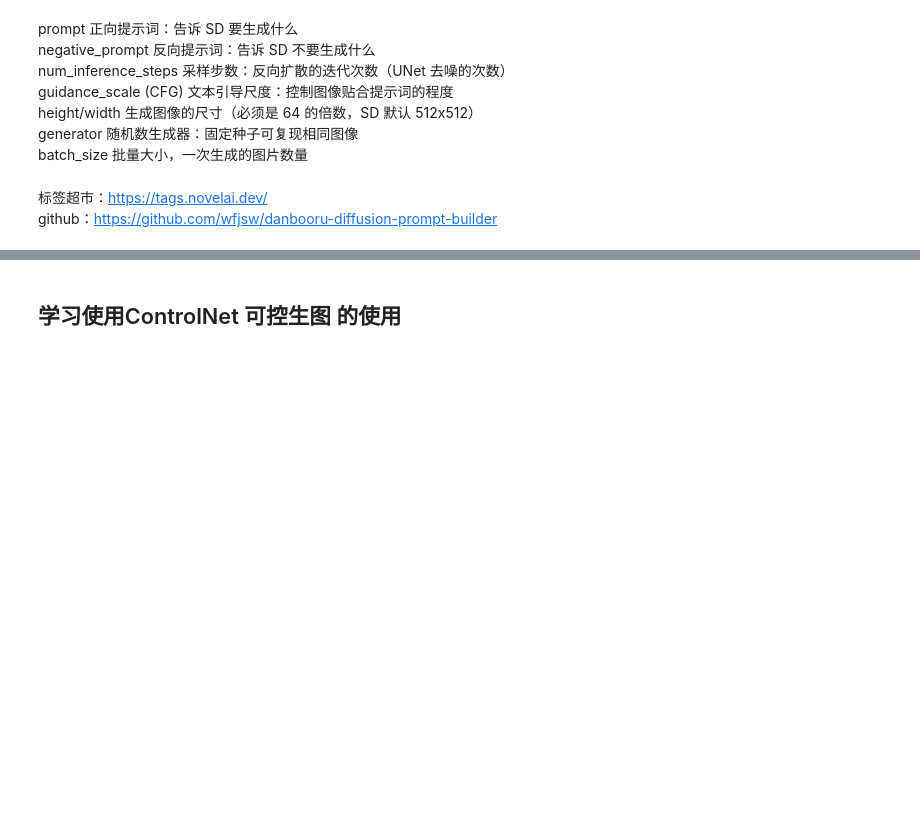
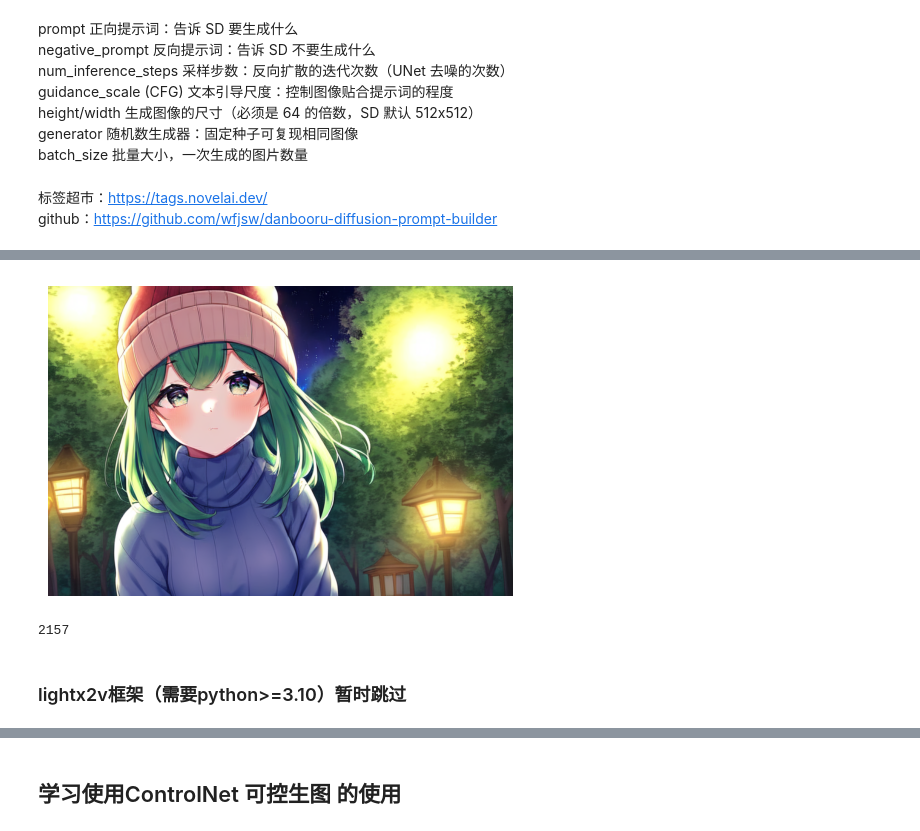
Before and after one commit to kkmlimingfeng/pytorch-study, a Jupyter notebook: StableDiffusion.ipynb, the cells around one changed output, grey strips where cells are left out. Drawn from its saved outputs; the diff is of its cells as text; code cells hidden in the pictures; blank space fills up the shorter version.

```diff
--- a/StableDiffusion.ipynb
+++ b/StableDiffusion.ipynb
@@ -181,0 +252,45 @@ pip install accelerate
+# %%
+from diffusers import StableDiffusionPipeline, EulerDiscreteScheduler
+
+model_path = './waifu-sd-v1-4'
+pipe = StableDiffusionPipeline.from_pretrained(
+    model_path,
+    torch_dtype=torch.float16,
+    safety_checker=None,        # 关闭安全检查器，节省显存
+    requires_safety_checker=False
+).to("cuda")
+
+# 切换高效采样器（减少步数+速度）
+pipe.scheduler = EulerDiscreteScheduler.from_config(pipe.scheduler.config)
+
+# 生图参数
+prompt = "masterpiece, best quality, 1girl, green hair, sweater, looking at viewer, upper body, beanie, outdoors, watercolor, night, turtleneck"
+negative_prompt = "lowres, text, cropped, worst quality, low quality, normal quality, jpeg artifacts, signature, watermark, username, blurry"
+
+# 关键参数：分辨率/步数/批量数（6G显存极限配置）
+image = pipe(
+    prompt=prompt,
+    negative_prompt=negative_prompt,
+    num_inference_steps=50,
+    guidance_scale=7.5,
+    width=768,
+    height=512,
+    num_images_per_prompt=1, # 必须设为1，批量生成必OOM
+).images[0]
+
+# 6. 显示图片
+plt.figure(figsize=(6,6))
+plt.imshow(image)
+plt.axis("off")
+plt.show()
+
+#清除显存占用
+del pipe
+torch.cuda.empty_cache()
+import gc
+gc.collect()
+# %% [output]
+[figure, added]
+2157
+# %% [markdown]
+### lightx2v框架（需要python>=3.10）暂时跳过
```
Also changed, not shown: parts of 28 cells of this notebook.
